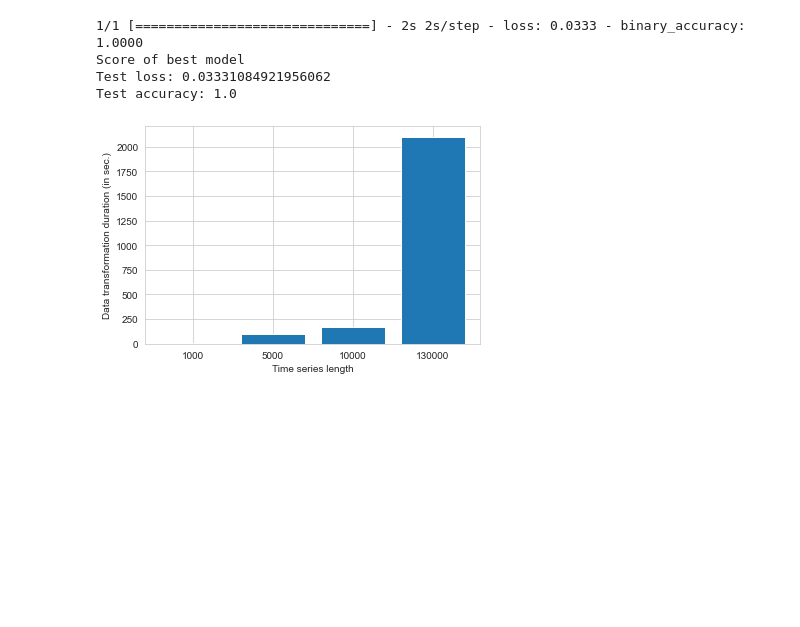
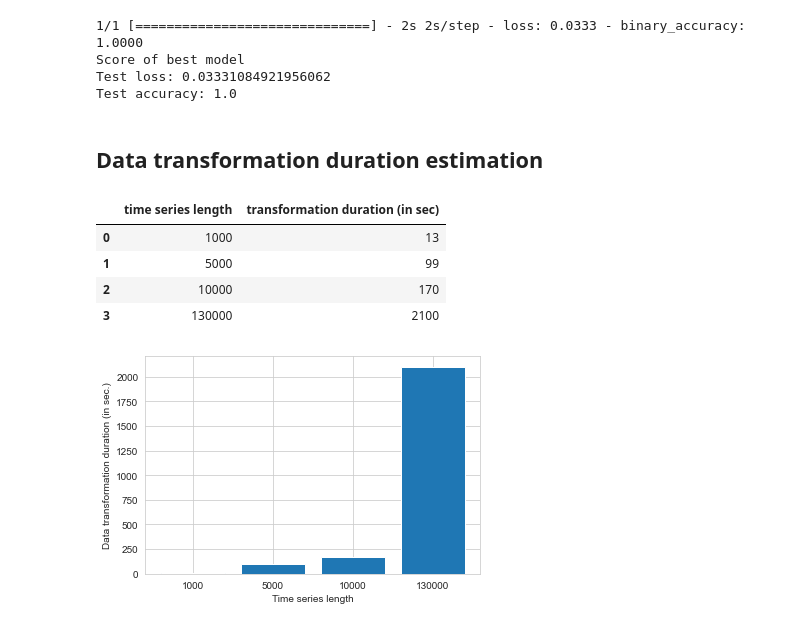
Before and after one commit to shamilnabiyev/automl-time-series, a Jupyter notebook: notebooks/mafaulda-model-training.ipynb, the cells around one changed output. Cells and saved outputs as stored; diff of their text form; code cells hidden in the pictures; blank space fills up the shorter version.

Commit message:
Added a new cell to estimate data transformation duration

```diff
--- a/notebooks/mafaulda-model-training.ipynb
+++ b/notebooks/mafaulda-model-training.ipynb
@@ -495,4 +495,17 @@ print('Test accuracy:', score_test[1])
 Score of best model
 Test loss: 0.03331084921956062
 Test accuracy: 1.0
+# %% [markdown]
+## Data transformation duration estimation
+# %%
+ts_length = [1000, 5000, 10000, 130000]
+transformation_duration = [13, 99, 170, 2100]
+
+pd.DataFrame({"time series length": ts_length, "transformation duration (in sec)": transformation_duration})
+# %% [output]
+|  | time series length | transformation duration (in sec) |
+| 0 | 1000 | 13 |
+| 1 | 5000 | 99 |
+| 2 | 10000 | 170 |
+| 3 | 130000 | 2100 |
 # %%
```
Also changed, not shown: parts of 5 cells of this notebook.
